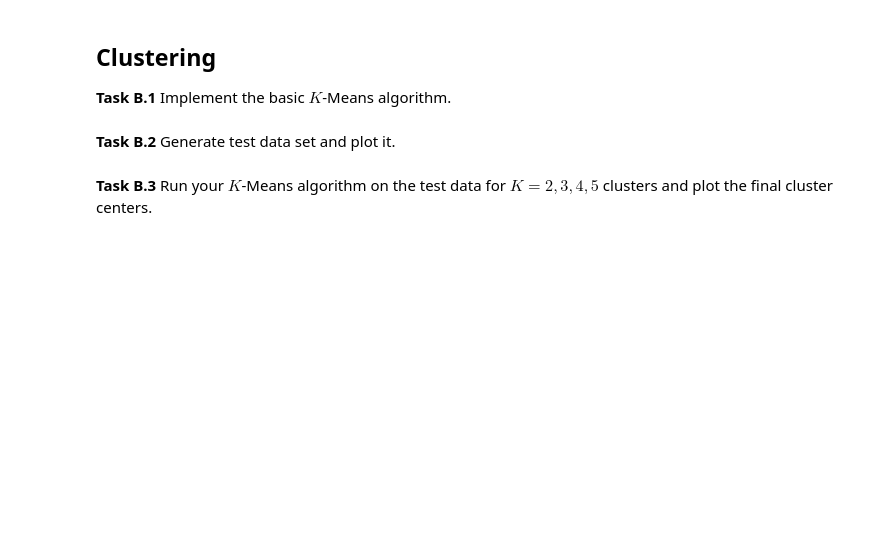
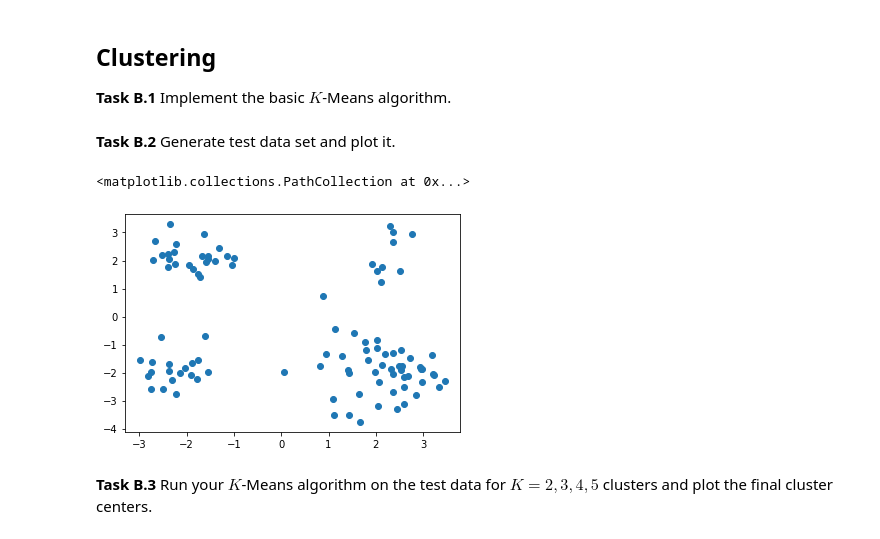
Before and after one commit to Markus-Fischer/CSII, a Jupyter notebook: CSME2-WS2122-BonusPointAssignment1.ipynb, the cells around one changed output. Saved outputs shown, nothing was run; the diff lists cells and outputs as text; code cells hidden in the pictures; blank space fills up the shorter version.

```diff
--- a/CSME2-WS2122-BonusPointAssignment1.ipynb
+++ b/CSME2-WS2122-BonusPointAssignment1.ipynb
@@ -182,2 +197,24 @@ __Task B.2__ Generate test data set and plot it.
+# %%
+xs_cluster_test = np.zeros((100,2))
+random = np.random.rand(100,1)
+rng = np.random.default_rng(1234)
+
+for i in range(len(random)):
+    if random[i] < 0.3:
+        xs_cluster_test[i] = rng.multivariate_normal((-2,2), np.multiply(0.2, np.identity(2)), size=None, check_valid='warn', tol=1e-8)
+        continue
+    elif random[i] < 0.5:
+        xs_cluster_test[i] = rng.multivariate_normal((-2,-2), np.multiply(0.2, np.identity(2)), size=None, check_valid='warn', tol=1e-8)
+        continue
+    elif random[i] < 0.9:
+        xs_cluster_test[i] = rng.multivariate_normal((2,-2), np.multiply(0.5, np.identity(2)), size=None, check_valid='warn', tol=1e-8)
+        continue
+    else:
+        xs_cluster_test[i] = rng.multivariate_normal((2,2), np.multiply(0.5, np.identity(2)), size=None, check_valid='warn', tol=1e-8)
+
+plt.scatter(xs_cluster_test[:,0],xs_cluster_test[:,1])
+# %% [output]
+<matplotlib.collections.PathCollection at 0x...>
+[figure, added]
 # %% [markdown]
 __Task B.3__ Run your $K$-Means algorithm on the test data for $K=2,3,4,5$ clusters and plot the final cluster centers.
```
Also changed, not shown: parts of 6 cells of this notebook.
